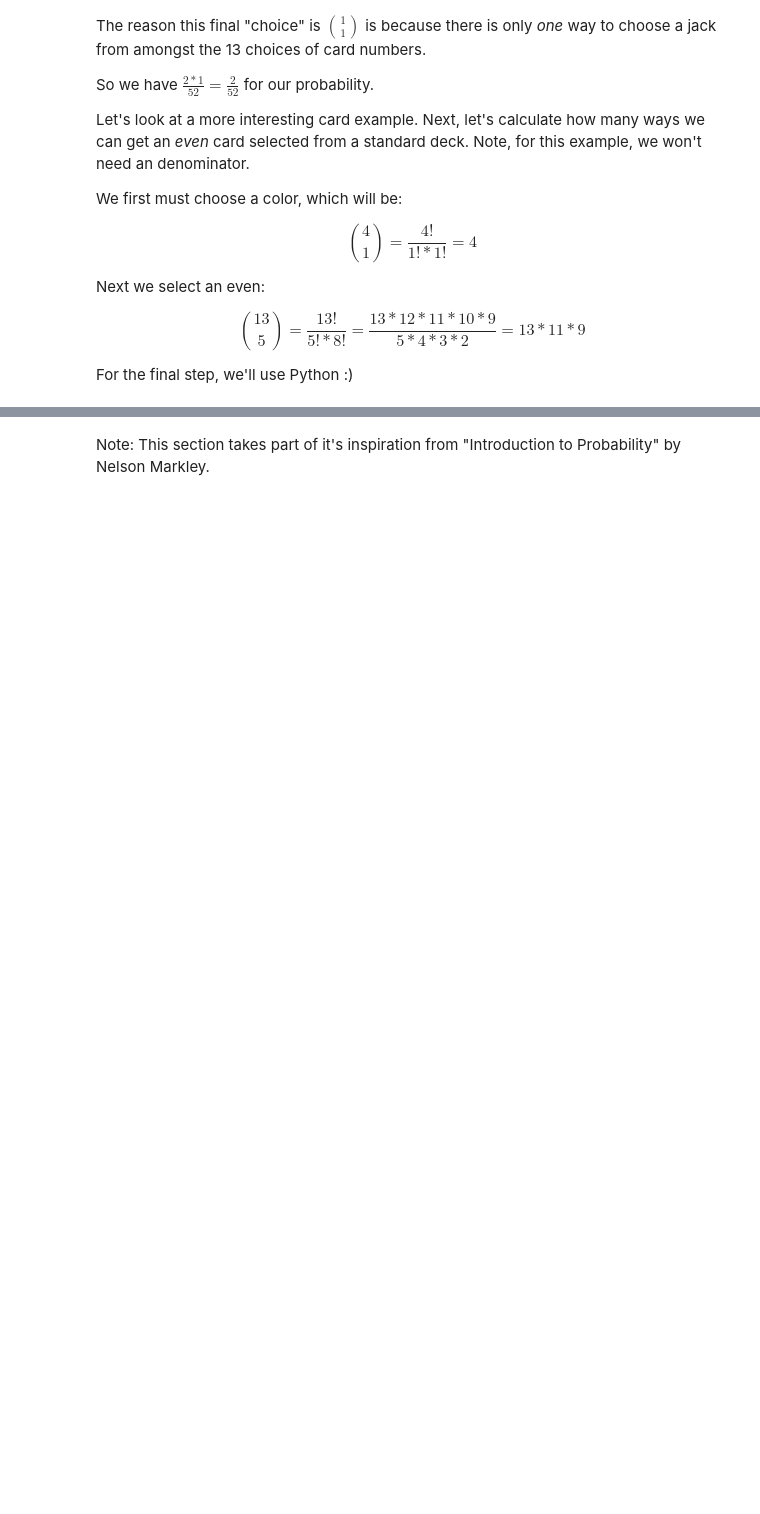
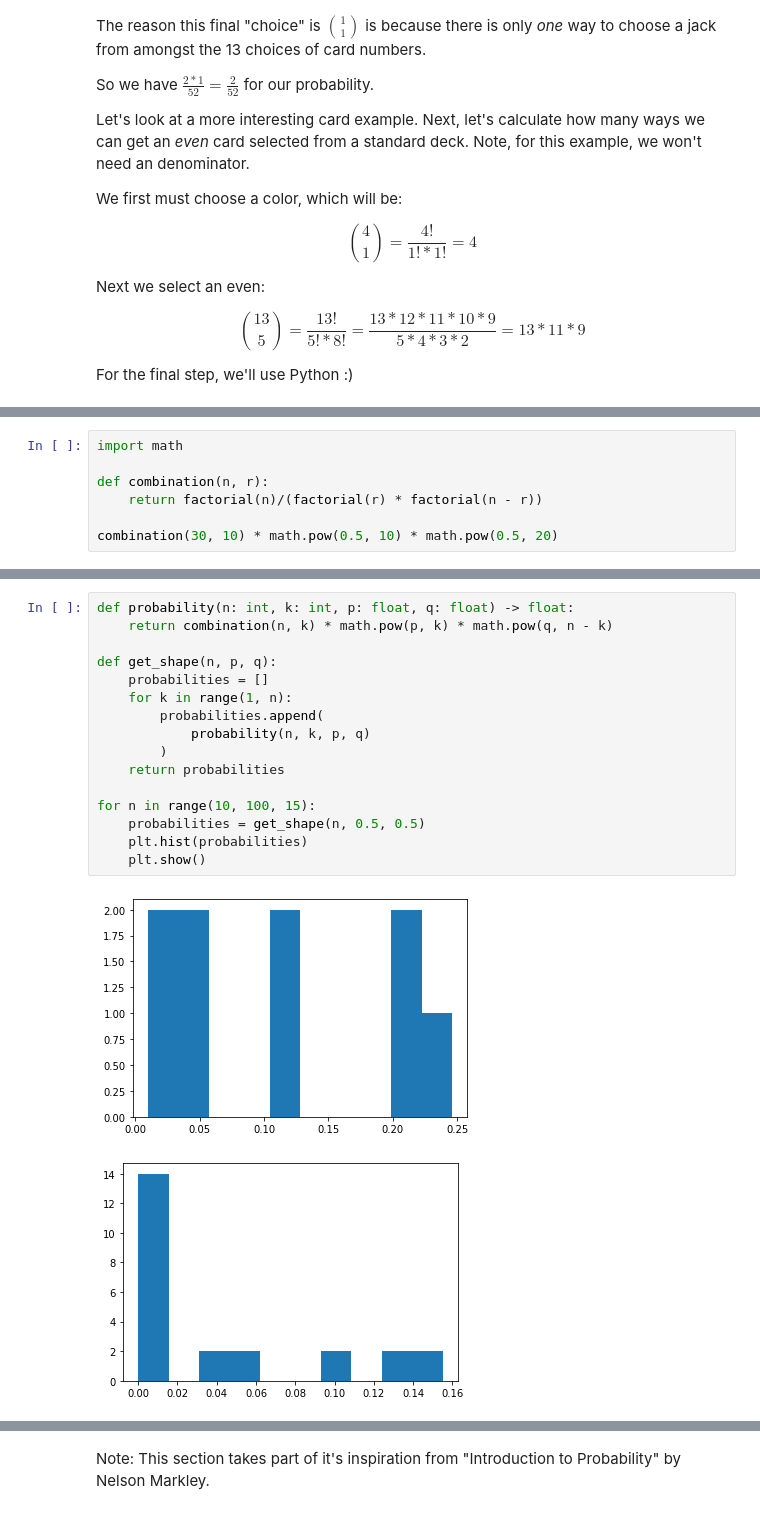
Before and after one commit to EricSchles/algorithms_book, a Jupyter notebook: Counterexamples_and_Testing.ipynb, the cells around one changed output, grey strips where cells are left out. Drawn from its saved outputs; the diff is of its cells as text; blank space fills up the shorter version.

```diff
--- a/Counterexamples_and_Testing.ipynb
+++ b/Counterexamples_and_Testing.ipynb
@@ -739,0 +892,7 @@ So there are 5148 ways we can get an even card.  Note the 4 in the above calcula
+# %%
+import math
+
+def combination(n, r):
+    return factorial(n)/(factorial(r) * factorial(n - r))
+
+combination(30, 10) * math.pow(0.5, 10) * math.pow(0.5, 20)
@@ -739,0 +953,19 @@ So there are 5148 ways we can get an even card.  Note the 4 in the above calcula
+# %%
+def probability(n: int, k: int, p: float, q: float) -> float:
+    return combination(n, k) * math.pow(p, k) * math.pow(q, n - k)
+
+def get_shape(n, p, q):
+    probabilities = []
+    for k in range(1, n):
+        probabilities.append(
+            probability(n, k, p, q)
+        )
+    return probabilities
+
+for n in range(10, 100, 15):
+    probabilities = get_shape(n, 0.5, 0.5)
+    plt.hist(probabilities)
+    plt.show()
+# %% [output]
+[figure, added]
+[figure, added]
```
Also changed, not shown: parts of 29 cells of this notebook.
